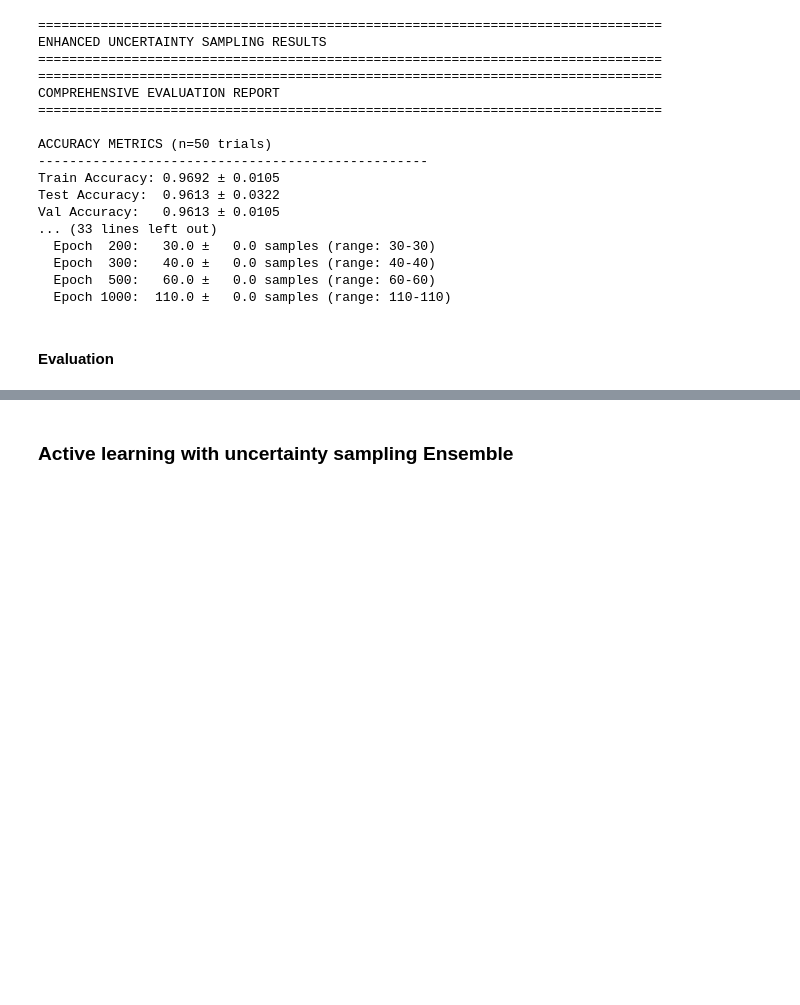
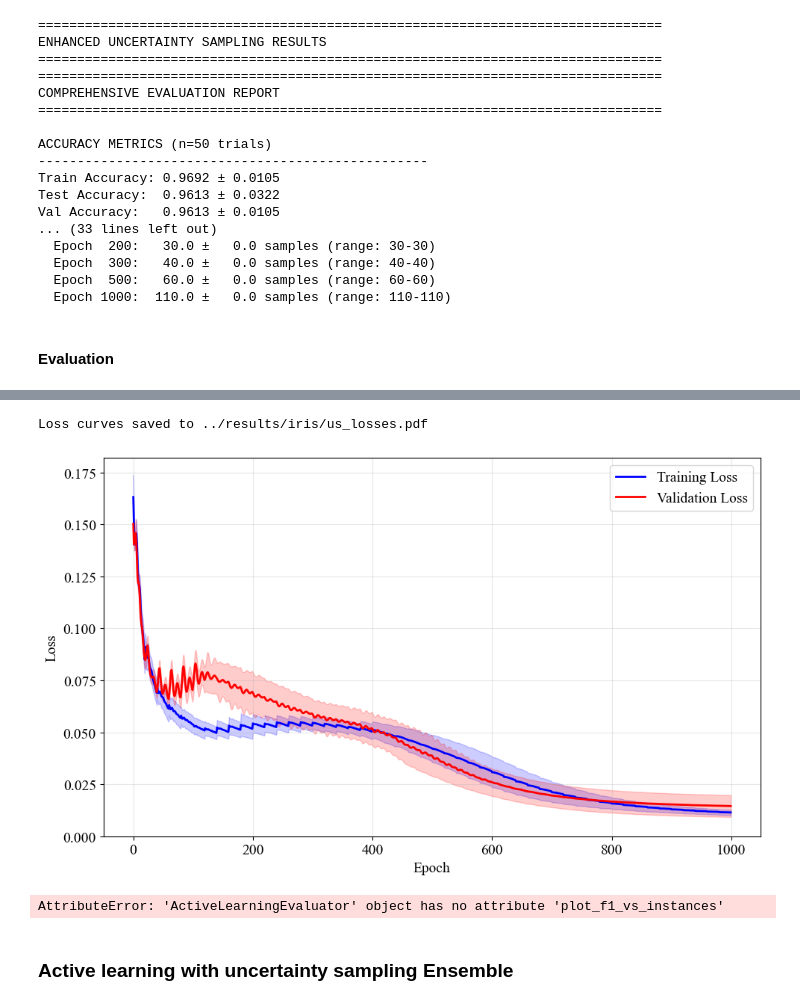
Before and after one commit to Voltzz9/ml441_assignments, a Jupyter notebook: assign3/notebooks/01_classification_iris.ipynb, the cells around one changed output, grey strips where cells are left out. Drawn from its saved outputs; the diff is of its cells as text; code cells hidden in the pictures; blank space fills up the shorter version.

```diff
--- a/assign3/notebooks/01_classification_iris.ipynb
+++ b/assign3/notebooks/01_classification_iris.ipynb
@@ -877,3 +927,20 @@ Val Accuracy:   0.9613 ± 0.0105
+# %%
+# 3. Plot Training & Validation Accuracies over epochs
+us_evaluator_enhanced.metrics_tracker.plot_loss_curves(
+    title="",
+    save_path="../results/iris/us_losses.pdf"
+)
+# %% [output]
+Loss curves saved to ../results/iris/us_losses.pdf
+[figure, added]
+# %%
+# 3. Plot F1 vs instance
+us_evaluator_enhanced.plot_f1_vs_instances(us_results_enhanced,
+    title="",
+    save_path="../results/iris/f1_vs_instances.png"
+)
+# %% [output]
+AttributeError: 'ActiveLearningEvaluator' object has no attribute 'plot_f1_vs_instances'
 # %% [markdown]
 ### Active learning with uncertainty sampling Ensemble
 # %%
```
Also changed, not shown: parts of 6 cells of this notebook, 6 other files.
